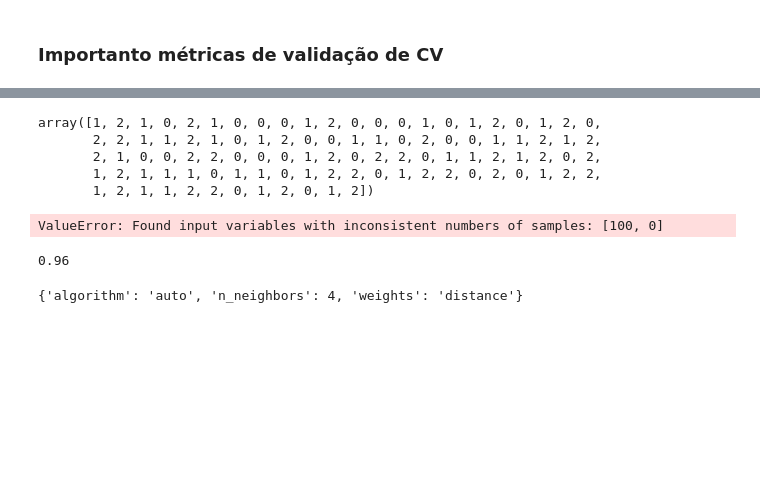
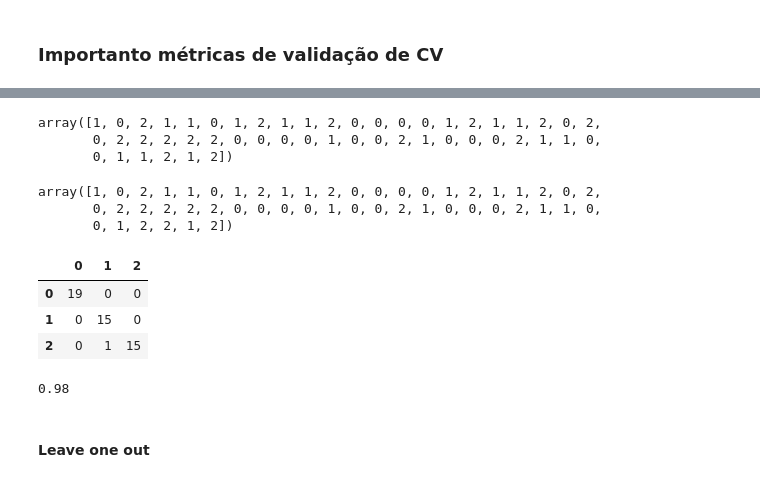
Before and after one commit to arthurgangeiro/estudo-ML, a Jupyter notebook: KNN - Classificação.ipynb, the cells around one changed output, grey strips where cells are left out. Saved outputs shown, nothing was run; the diff lists cells and outputs as text; code cells hidden in the pictures; blank space fills up the shorter version.

```diff
--- a/KNN - Classificação.ipynb
+++ b/KNN - Classificação.ipynb
@@ -108,24 +141,27 @@ GridSearchCV(cv=KFold(n_splits=6, random_state=12, shuffle=False),
+# %%
+kfold_predict = knn_fit.predict(X_test)
+kfold_predict
+# %% [output]
+array([1, 0, 2, 1, 1, 0, 1, 2, 1, 1, 2, 0, 0, 0, 0, 1, 2, 1, 1, 2, 0, 2,
+       0, 2, 2, 2, 2, 2, 0, 0, 0, 0, 1, 0, 0, 2, 1, 0, 0, 0, 2, 1, 1, 0,
+       0, 1, 1, 2, 1, 2])
 # %%
-y_train.values
+y_test.values
 # %% [output]
-array([1, 2, 1, 0, 2, 1, 0, 0, 0, 1, 2, 0, 0, 0, 1, 0, 1, 2, 0, 1, 2, 0,
-       2, 2, 1, 1, 2, 1, 0, 1, 2, 0, 0, 1, 1, 0, 2, 0, 0, 1, 1, 2, 1, 2,
-       2, 1, 0, 0, 2, 2, 0, 0, 0, 1, 2, 0, 2, 2, 0, 1, 1, 2, 1, 2, 0, 2,
-       1, 2, 1, 1, 1, 0, 1, 1, 0, 1, 2, 2, 0, 1, 2, 2, 0, 2, 0, 1, 2, 2,
-       1, 2, 1, 1, 2, 2, 0, 1, 2, 0, 1, 2])
+array([1, 0, 2, 1, 1, 0, 1, 2, 1, 1, 2, 0, 0, 0, 0, 1, 2, 1, 1, 2, 0, 2,
+       0, 2, 2, 2, 2, 2, 0, 0, 0, 0, 1, 0, 0, 2, 1, 0, 0, 0, 2, 1, 1, 0,
+       0, 1, 2, 2, 1, 2])
-# %%
-# X_train.values : transforma DF em matriz
-#grid_fit = model.fit(X_train.values,y_train.values)
-grid_fit = model.fit(X_train,pd.DataFrame(y_train, columns = ['y']))
-# %% [output]
-ValueError: Found input variables with inconsistent numbers of samples: [100, 0]
-# %%
-# melhor socore:
-model.best_score_
-# %% [output]
-0.96
-# %%
-#melhores parametros
-model.best_params_
-# %% [output]
-{'algorithm': 'auto', 'n_neighbors': 4, 'weights': 'distance'}
+# %%
+pd.DataFrame(confusion_matrix(y_test, kfold_predict, labels = None, sample_weight=None))
+#linhas é real e colunas é predito
+# %% [output]
+|  | 0 | 1 | 2 |
+| 0 | 19 | 0 | 0 |
+| 1 | 0 | 15 | 0 |
+| 2 | 0 | 1 | 15 |
+# %%
+accuracy_score(y_test, kfold_predict)
+# %% [output]
+0.98
+# %% [markdown]
+#### Leave one out
```
Also changed, not shown: parts of 16 cells of this notebook.
